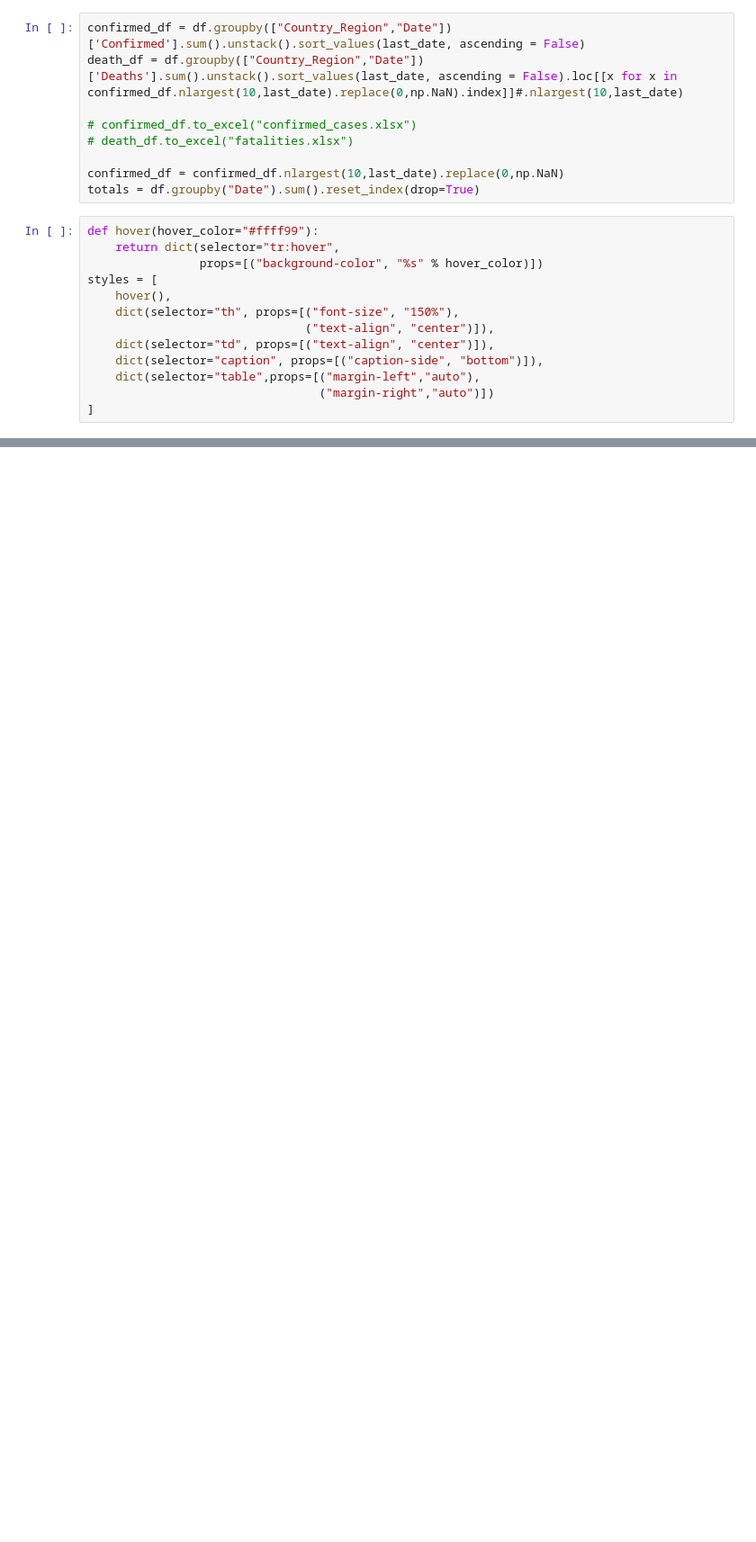
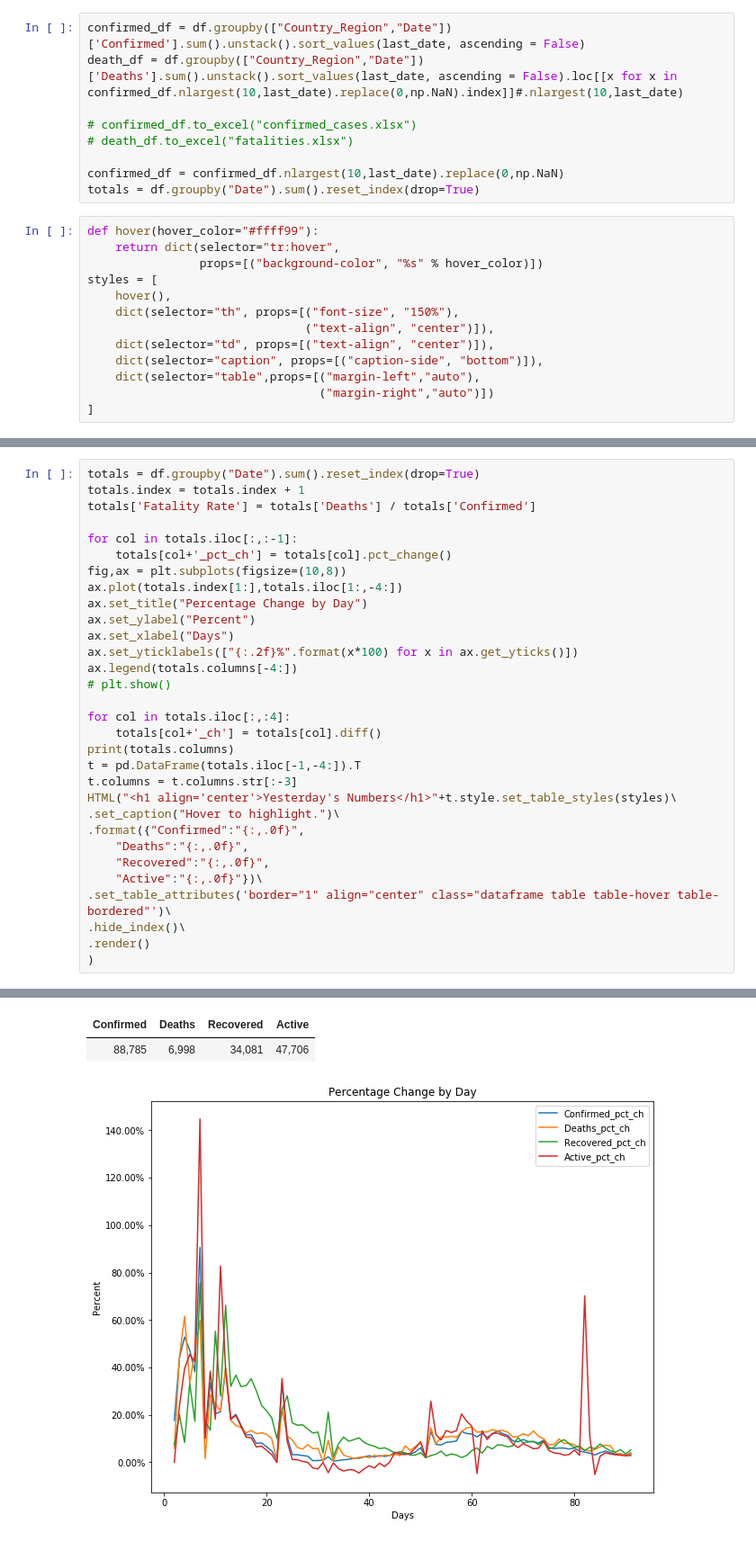
Before and after one commit to business-ui/python_projects, a Jupyter notebook: covid/covid.ipynb, the cells around one changed output, grey strips where cells are left out. Shown at 90% size. Cells and saved outputs as stored; diff of their text form; blank space fills up the shorter version.

```diff
--- a/covid/covid.ipynb
+++ b/covid/covid.ipynb
@@ -166,0 +237,32 @@ Hover to highlight.
+# %%
+totals = df.groupby("Date").sum().reset_index(drop=True)
+totals.index = totals.index + 1
+totals['Fatality Rate'] = totals['Deaths'] / totals['Confirmed']
+
+for col in totals.iloc[:,:-1]:
+    totals[col+'_pct_ch'] = totals[col].pct_change()
+fig,ax = plt.subplots(figsize=(10,8))
+ax.plot(totals.index[1:],totals.iloc[1:,-4:])
+ax.set_title("Percentage Change by Day")
+ax.set_ylabel("Percent")
+ax.set_xlabel("Days")
+ax.set_yticklabels(["{:.2f}%".format(x*100) for x in ax.get_yticks()])
+ax.legend(totals.columns[-4:])
+# plt.show()
+
+for col in totals.iloc[:,:4]:
+    totals[col+'_ch'] = totals[col].diff()
+print(totals.columns)
+t = pd.DataFrame(totals.iloc[-1,-4:]).T
+t.columns = t.columns.str[:-3]
+HTML("<h1 align='center'>Yesterday's Numbers</h1>"+t.style.set_table_styles(styles)\
+.set_caption("Hover to highlight.")\
+.format({"Confirmed":"{:,.0f}",
+    "Deaths":"{:,.0f}",
+    "Recovered":"{:,.0f}",
+    "Active":"{:,.0f}"})\
+.set_table_attributes('border="1" align="center" class="dataframe table table-hover table-bordered"')\
+.hide_index()\
+.render()
+)
+# %% [output]
@@ -166,0 +276,3 @@ Hover to highlight.
+| Confirmed | Deaths | Recovered | Active |
+| 88,785 | 6,998 | 34,081 | 47,706 |
+[figure, added]
```
Also changed, not shown: parts of 17 cells of this notebook, 2 other files.
